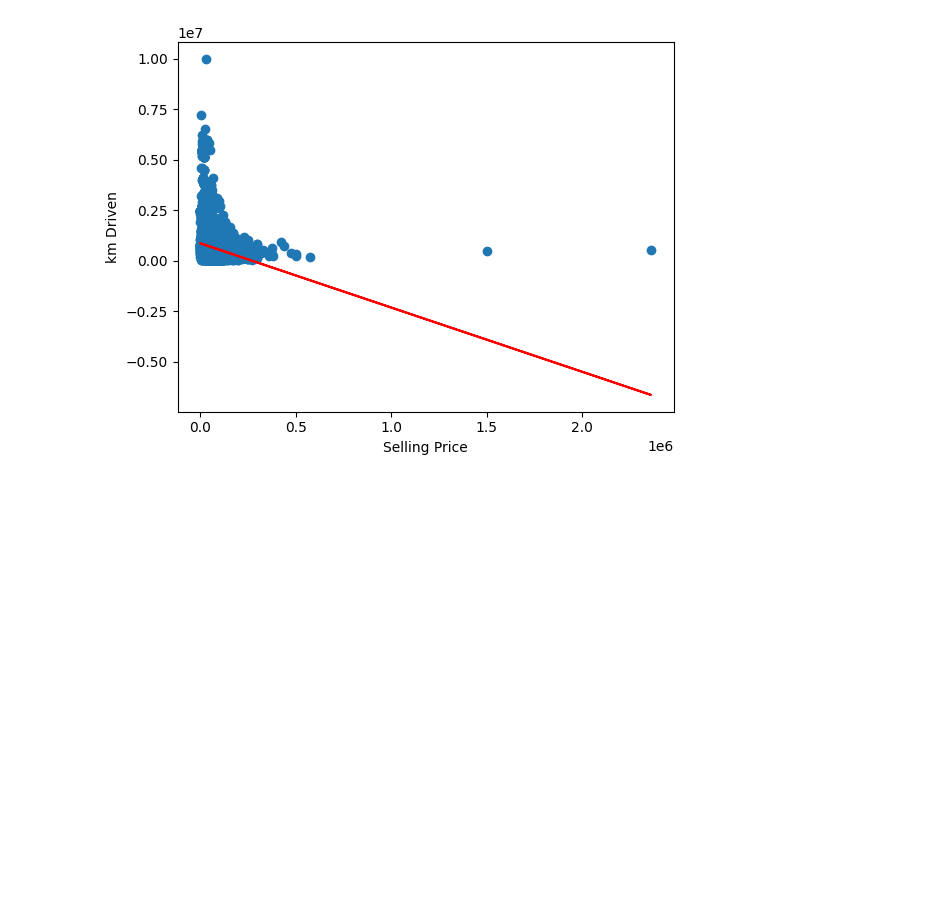
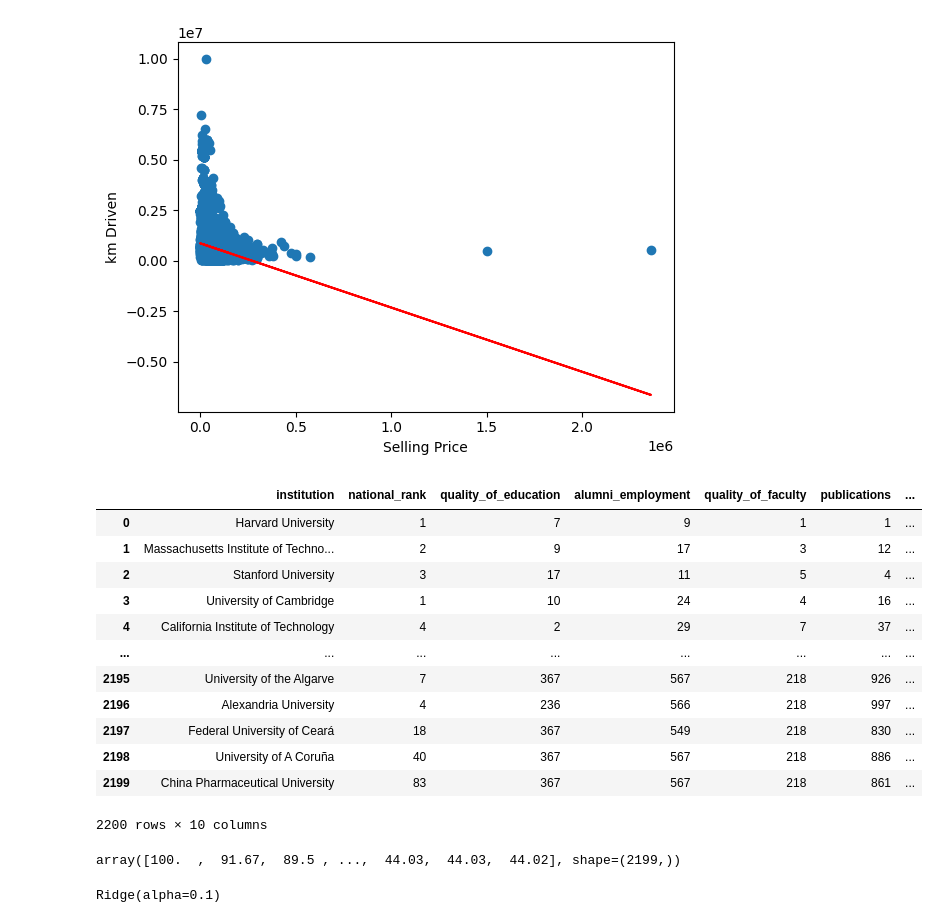
Before and after one commit to bytesbyt/ds_ml, a Jupyter notebook: ml_regression.ipynb, the cells around one changed output. Drawn from its saved outputs; the diff is of its cells as text; code cells hidden in the pictures; blank space fills up the shorter version.

Commit message:
train the model

```diff
--- a/ml_regression.ipynb
+++ b/ml_regression.ipynb
@@ -86,3 +88,21 @@ plt.ylabel('km Driven')
 plt.show()
 # %% [output]
 [figure]
+# %%
+# load the uni data
+data_uni = pd.read_csv('uni_data.csv')
+data_uni
+# %% [output]
+|  | institution | national_rank | quality_of_education | alumni_employment | quality_of_faculty | publications | ... |
+| 0 | Harvard University | 1 | 7 | 9 | 1 | 1 | ... |
+| 1 | Massachusetts Institute of Techno... | 2 | 9 | 17 | 3 | 12 | ... |
+| 2 | Stanford University | 3 | 17 | 11 | 5 | 4 | ... |
+| 3 | University of Cambridge | 1 | 10 | 24 | 4 | 16 | ... |
+| 4 | California Institute of Technology | 4 | 2 | 29 | 7 | 37 | ... |
+| ... | ... | ... | ... | ... | ... | ... | ... |
+| 2195 | University of the Algarve | 7 | 367 | 567 | 218 | 926 | ... |
+| 2196 | Alexandria University | 4 | 236 | 566 | 218 | 997 | ... |
+| 2197 | Federal University of Ceará | 18 | 367 | 549 | 218 | 830 | ... |
+| 2198 | University of A Coruña | 40 | 367 | 567 | 218 | 886 | ... |
+| 2199 | China Pharmaceutical University | 83 | 367 | 567 | 218 | 861 | ... |
+2200 rows × 10 columns
@@ -88,0 +113,4 @@ plt.show()
+# %%
+z
+# %% [output]
+array([100.  ,  91.67,  89.5 , ...,  44.03,  44.03,  44.02], shape=(2199,))
@@ -88,0 +121,6 @@ plt.show()
+# %%
+# train the model
+model_lasso.fit(w, z)
+model_ridge.fit(w, z)
+# %% [output]
+Ridge(alpha=0.1)
```
Also changed, not shown: parts of 6 cells of this notebook.
